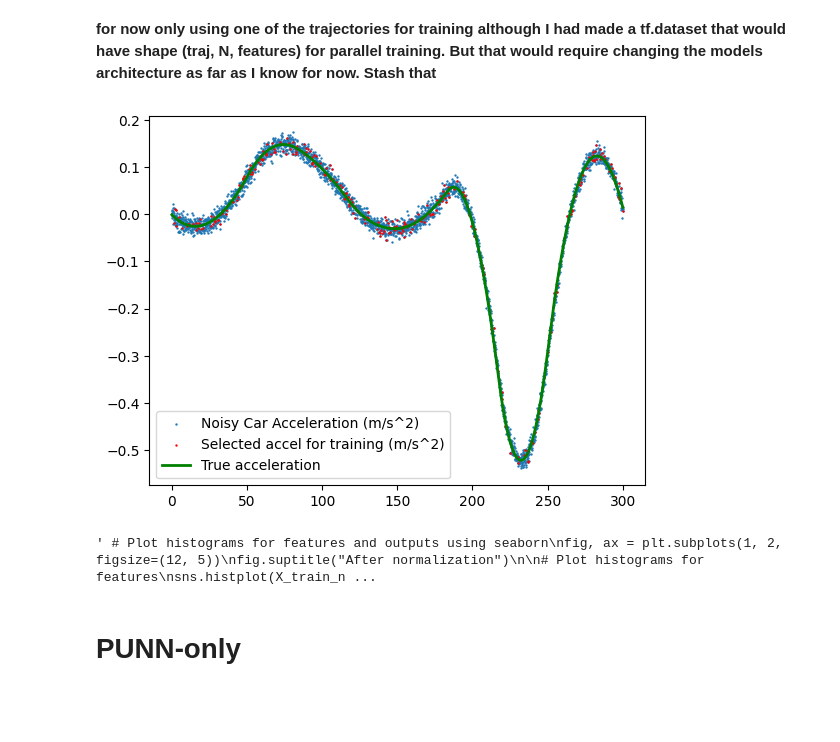
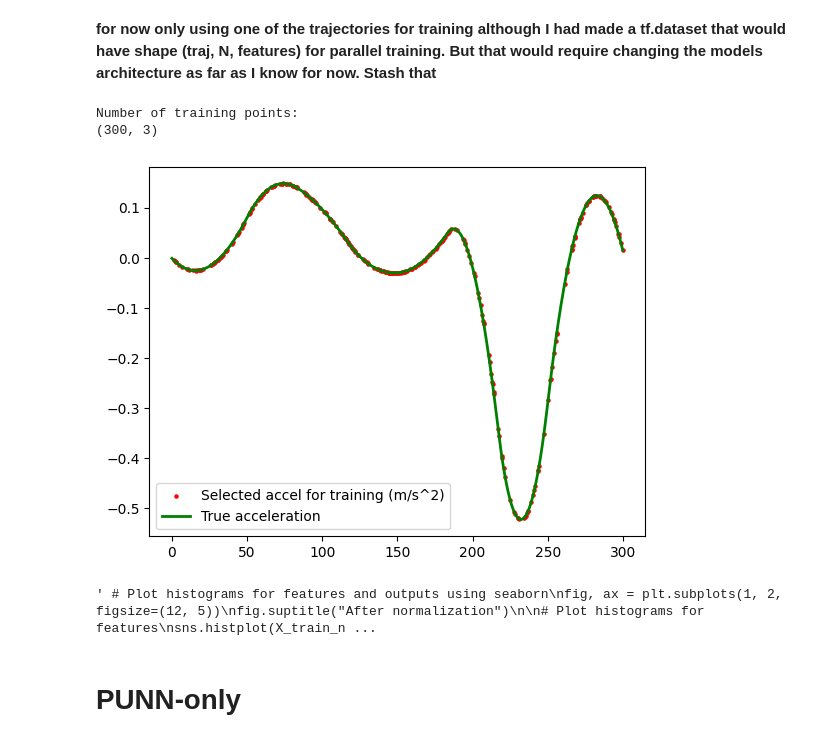
Before and after one commit to ZeArteaga/PINN-control-platooning, a Jupyter notebook: PINN.ipynb, the cells around one changed output. Drawn from its saved outputs; the diff is of its cells as text; code cells hidden in the pictures; blank space fills up the shorter version.

```diff
--- a/PINN.ipynb
+++ b/PINN.ipynb
@@ -310,27 +311,26 @@ def evaluate_results(model, X_norm, true_data):
 # %%
 train_ratio = .1 #data sparsity
 train_id = 1 #traj id
-test_id = 3
+test_id = 0
 
 df_train_traj = dataset[dataset['traj_id'] == train_id]
 df_test_traj = dataset[dataset['traj_id'] == test_id]
 X = df_train_traj[["t", "u", "v_true_m", "x_true"]].to_numpy() #control input + states + time dependency -> shape 4, N
 X_test = df_test_traj[["t", "u", "v_true_m", "x_true"]].to_numpy() #control input + states + time dependency -> shape 4, N
 
-Y_noise = df_train_traj[["a_meas"]].to_numpy() #shape N, 1
-Y_true = df_train_traj[["a_true"]].to_numpy() #shape N, 1
-Y_test = df_test_traj[["a_true"]].to_numpy()
-
-Y_train, Y_val, X_train, X_val = train_test_split(Y_noise, X, train_size=train_ratio, random_state=31)
-#print(Y_train.shape) #only 10% of measurements (sparse dataset)
+Y_train_traj = df_train_traj[["a_true_shift", "v_true_shift_m", "x_true_shift"]].to_numpy()  #includes v and p but NN only predicts a
+Y_test_traj = df_test_traj[["a_true_shift", "v_true_shift_m", "x_true_shift"]].to_numpy()
+y0_true = Y_train_traj[0,:]
+Y_train, Y_val, X_train, X_val = train_test_split(Y_train_traj, X, train_size=train_ratio, random_state=31)
+print("Number of training points:")
+print(Y_train.shape) #only 10% of measurements (sparse dataset)
 
 #Visualize training data provided to model:
-mask = np.isin(Y_noise, Y_train)
-Y_mask = Y_noise.copy()
+mask = np.isin(Y_train_traj[:,0], Y_train)
+Y_mask = Y_train_traj[:,0].copy()
 Y_mask[~mask] = np.nan
-plt.scatter(t, Y_noise, label="Noisy Car Acceleration (m/s^2)", s=.5)
-plt.scatter(t, Y_mask, label="Selected accel for training (m/s^2)", s=.5, color="red")
-plt.plot(t, Y_true, label="True acceleration", linewidth=2, color="green")
+plt.scatter(t, Y_mask, label="Selected accel for training (m/s^2)", s=5, color="red")
+plt.plot(t, Y_train_traj[:,0], label="True acceleration", linewidth=2, color="green")
 plt.legend()
 plt.show()
 
@@ -348,36 +348,37 @@ X_train_norm = scaler_X.transform(X_train)
 X_val_norm = scaler_X.transform(X_val)
 X_test_norm = scaler_X.transform(X_test)
 X_norm = scaler_X.transform(X)
 x0_norm = X_norm[0, :]
-y0_true = Y_true[0, :]
 
 """ # Plot histograms for features and outputs using seaborn
 fig, ax = plt.subplots(1, 2, figsize=(12, 5))
 fig.suptitle("After normalization")
 
 # Plot histograms for features
 sns.histplot(X_train_norm[:, 0], bins=100, kde=True, ax=ax[0], color='blue')
 ax[0].set_title('Histogram of Feature t (training)')
 ax[0].set_xlabel('t')
 ax[0].set_ylabel('Frequency')
 
 sns.histplot(X_train_norm[:, 1], bins=100, kde=True, ax=ax[1], color='green')
 ax[1].set_title('Histogram of Feature u (training)')
 ax[1].set_xlabel('u')
 ax[1].set_ylabel('Frequency')
 
 # Plot histogram for output
 plt.figure(figsize=(6, 5))
 sns.histplot(Y_train, bins=100, kde=True, color='orange')
 plt.title('Histogram of Acceleration (training)')
 plt.xlabel('Acceleration')
 plt.ylabel('Frequency')
 
 plt.tight_layout()
 plt.show() """
 # %% [output]
+Number of training points:
+(300, 3)
-[figure, old version]
+[figure, new version]
-' # Plot histograms for features and outputs using seaborn\nfig, ax = plt.subplots(1, 2, figsize=(12, 5))\nfig.suptitle("After normalization")\n\n# Plot histograms for features\nsns.histplot(X_train_n ...
+' # Plot histograms for features and outputs using seaborn\nfig, ax = plt.subplots(1, 2, figsize=(12, 5))\nfig.suptitle("After normalization")\n\n# Plot histograms for features\nsns.histplot(X_train_n ...
 # %% [markdown]
 # PUNN-only
 # %%
```
Also changed, not shown: parts of 10 cells of this notebook, 6 other files.
